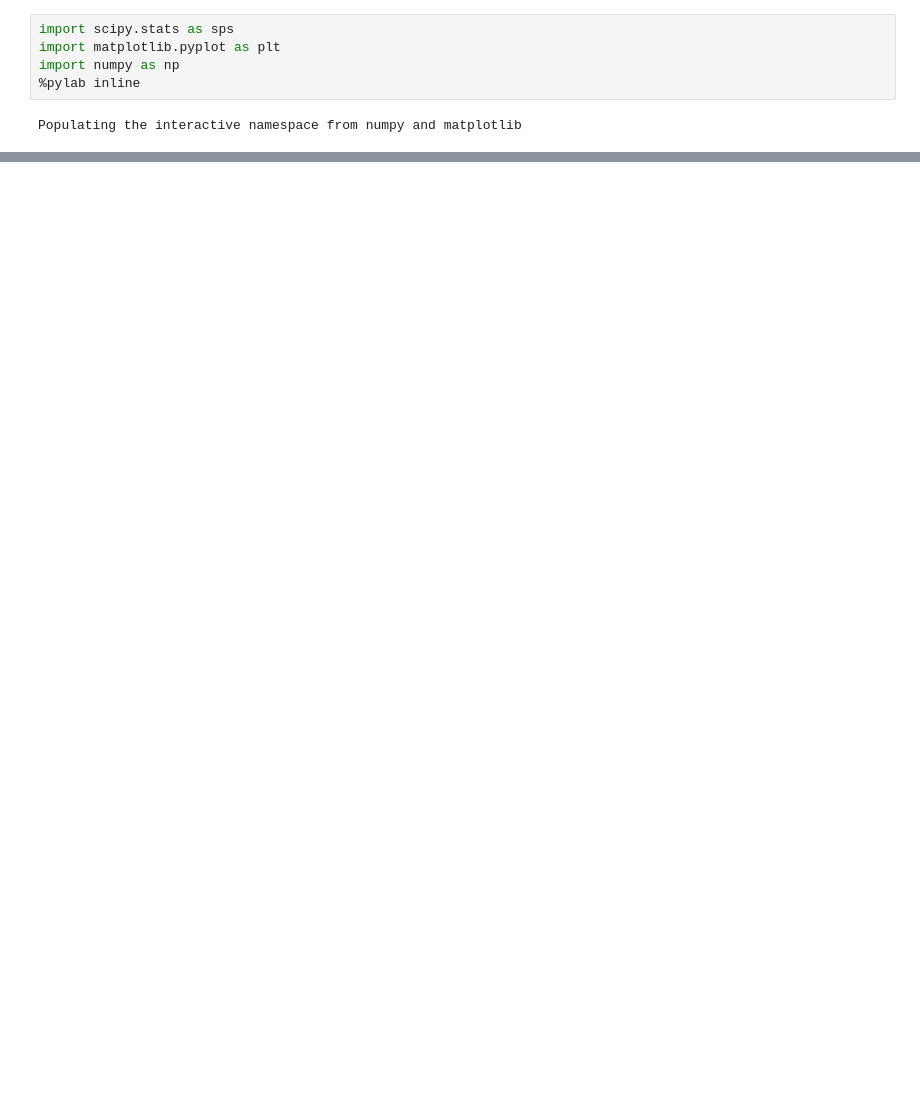
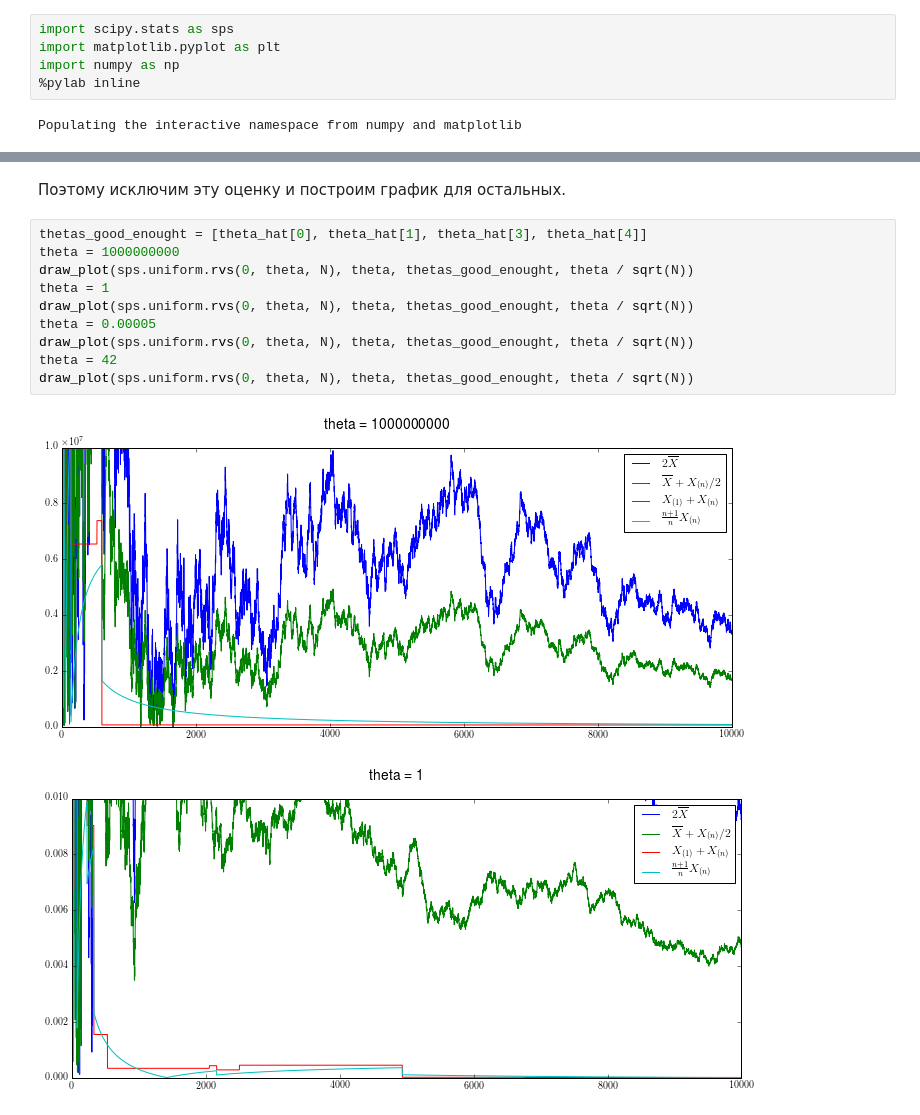
Before and after one commit to Oktosha/stats-2016, a Jupyter notebook: 2_behavioural-properties/1/2.1.ipynb, the cells around one changed output, grey strips where cells are left out. Saved outputs shown, nothing was run; the diff lists cells and outputs as text; blank space fills up the shorter version.

```diff
--- a/2_behavioural-properties/1/2.1.ipynb
+++ b/2_behavioural-properties/1/2.1.ipynb
@@ -78,0 +82,15 @@ draw_plot(sample, teta, [teta_cup[0], teta_cup[1], teta_cup[3], teta_cup[4]], te
+# %% [markdown]
+Поэтому исключим эту оценку и построим график для остальных.
+# %%
+thetas_good_enought = [theta_hat[0], theta_hat[1], theta_hat[3], theta_hat[4]]
+theta = 1000000000
+draw_plot(sps.uniform.rvs(0, theta, N), theta, thetas_good_enought, theta / sqrt(N))
+theta = 1
+draw_plot(sps.uniform.rvs(0, theta, N), theta, thetas_good_enought, theta / sqrt(N))
+theta = 0.00005
+draw_plot(sps.uniform.rvs(0, theta, N), theta, thetas_good_enought, theta / sqrt(N))
+theta = 42
+draw_plot(sps.uniform.rvs(0, theta, N), theta, thetas_good_enought, theta / sqrt(N))
+# %% [output]
+[figure, added]
+[figure, added]
```
Also changed, not shown: parts of 28 cells of this notebook.
